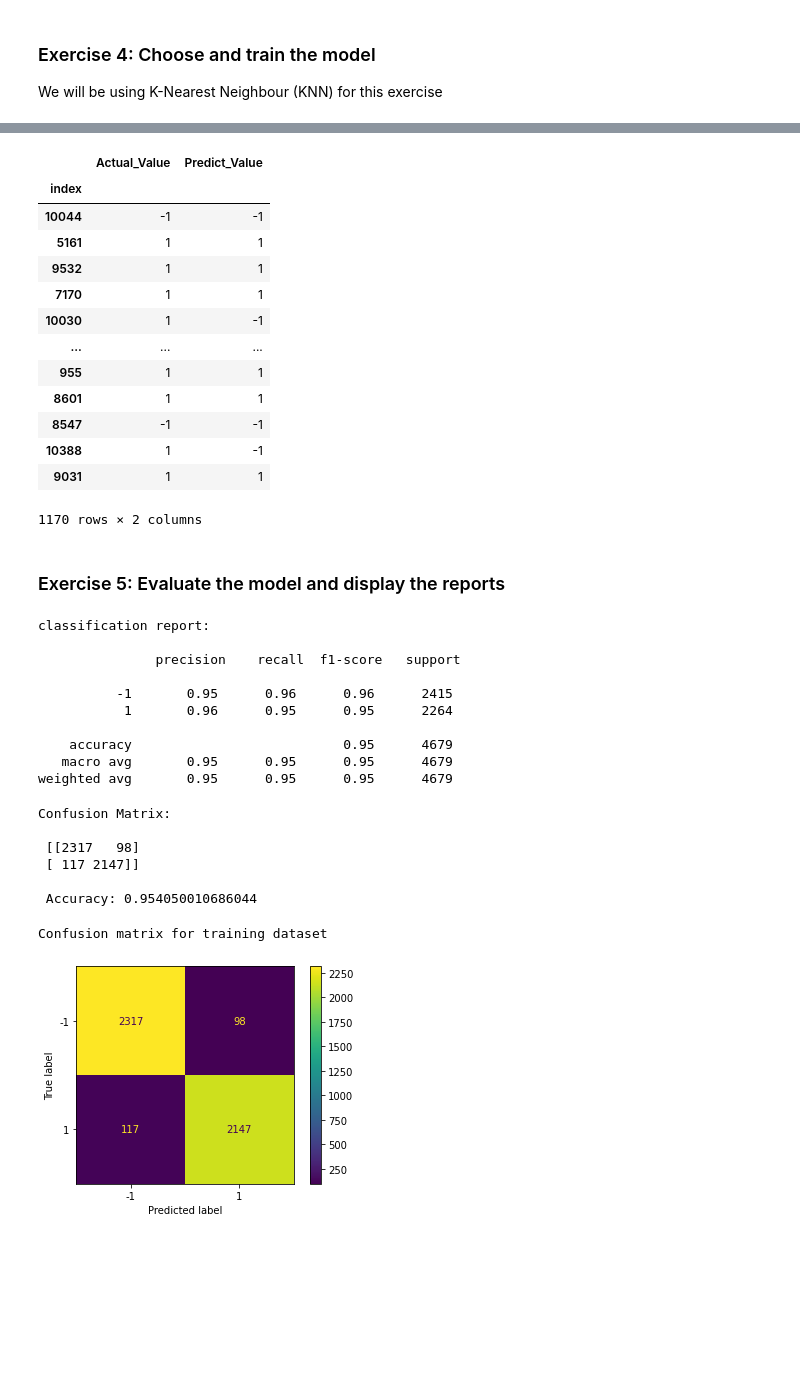
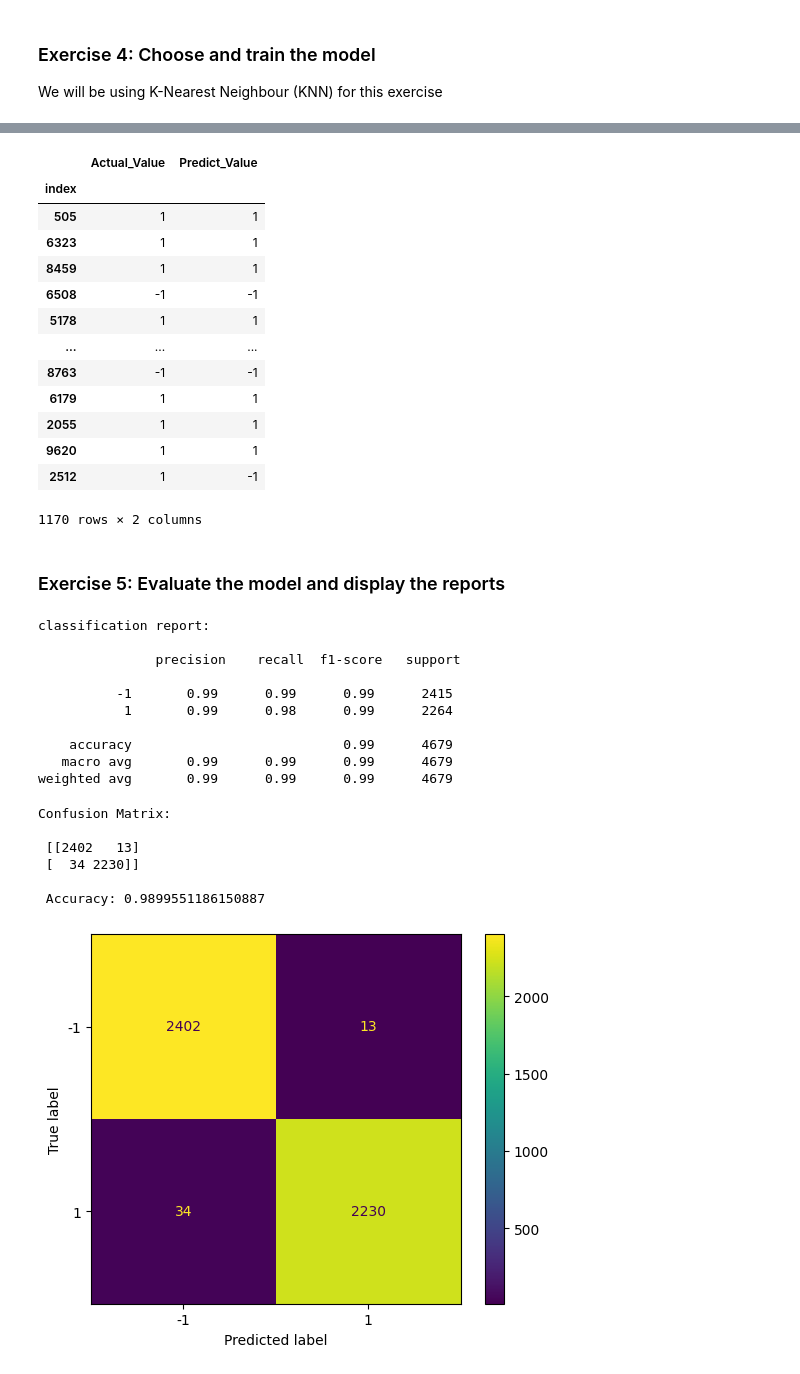
Before and after one commit to alanchow85/AIUP2, a Jupyter notebook: Lab02a_Phishing_Prediction_Exercise(AC).ipynb, the cells around one changed output, grey strips where cells are left out. Drawn from its saved outputs; the diff is of its cells as text; code cells hidden in the pictures; blank space fills up the shorter version.

```diff
--- a/Lab02a_Phishing_Prediction_Exercise(AC).ipynb
+++ b/Lab02a_Phishing_Prediction_Exercise(AC).ipynb
@@ -39,8 +39,8 @@ phishing_dataset.cs 100%[===================>] 835.40K   954KB/s    in 0.9s
 # %%
 # Ex1a: Load the data
-file_name2 = 'phishing_dataset.csv'
+alan_data="phishing_dataset.csv"
 # treat the column 'index' as index column in Pandas dataframe
-df = pd.read_csv(file_name2, index_col='index')
+df = pd.read_csv(alan_data, index_col="index")
 # %% [markdown]
 ### Exercise 2: Preview and process the data
 # %%
@@ -183,6 +183,6 @@ x_train, x_test, y_train, y_test=train_test_split(x, y, shuffle=True, test_size=
 # %%
 # Ex4b: train the model
-model=KNeighborsClassifier(n_neighbors=5)
+model=KNeighborsClassifier(n_neighbors=1)
 model.fit(x_train, y_train)
 # code here
 # %% [output]
@@ -201,23 +201,23 @@ model.score(x_test, y_test)
 # %%
 result=pd.DataFrame({
     "Actual_Value":y_test,
-    "Predict_Value":pred
+    "Predict_Value":pred3
 })
 result
 # %% [output]
 |  | Actual_Value | Predict_Value |
 | index |  |  |
-| 10044 | -1 | -1 |
-| 5161 | 1 | 1 |
-| 9532 | 1 | 1 |
-| 7170 | 1 | 1 |
-| 10030 | 1 | -1 |
+| 505 | 1 | 1 |
+| 6323 | 1 | 1 |
+| 8459 | 1 | 1 |
+| 6508 | -1 | -1 |
+| 5178 | 1 | 1 |
 | ... | ... | ... |
-| 955 | 1 | 1 |
-| 8601 | 1 | 1 |
-| 8547 | -1 | -1 |
-| 10388 | 1 | -1 |
-| 9031 | 1 | 1 |
+| 8763 | -1 | -1 |
+| 6179 | 1 | 1 |
+| 2055 | 1 | 1 |
+| 9620 | 1 | 1 |
+| 2512 | 1 | -1 |
 1170 rows × 2 columns
 # %% [markdown]
 ### Exercise 5: Evaluate the model and display the reports
@@ -234,12 +234,12 @@ classification report:
 
                precision    recall  f1-score   support
 
-          -1       0.95      0.96      0.96      2415
-           1       0.96      0.95      0.95      2264
+          -1       0.99      0.99      0.99      2415
+           1       0.99      0.98      0.99      2264
 
-    accuracy                           0.95      4679
-   macro avg       0.95      0.95      0.95      4679
-weighted avg       0.95      0.95      0.95      4679
+    accuracy                           0.99      4679
+   macro avg       0.99      0.99      0.99      4679
+weighted avg       0.99      0.99      0.99      4679
 # %%
 # Ex5c: Display Confusion Matrix and accuracy
 print('Confusion Matrix: \n\n', confusion_matrix(y_train, pred))
@@ -247,24 +247,18 @@ print('\n Accuracy:', accuracy_score(y_train, pred))
 # %% [output]
 Confusion Matrix:
 
- [[2317   98]
- [ 117 2147]]
+ [[2402   13]
+ [  34 2230]]
 
- Accuracy: 0.954050010686044
+ Accuracy: 0.9899551186150887
 # %%
 # Ex5c (optional): Plot the Confusion Matrix for easy visualisation
-from sklearn.metrics import plot_confusion_matrix
-title_options = [("Confusion matrix for training dataset", None)]
+from sklearn.metrics import ConfusionMatrixDisplay
 
-for title, normalize in title_options:
-    disp = plot_confusion_matrix(model, x_train, y_train)
-
-    print(title)
-
+disp = ConfusionMatrixDisplay.from_predictions(y_train,pred)
 plt.show()
 # %% [output]
-Confusion matrix for training dataset
-[figure, old version]
+[figure, new version]
 # %%
 # Ex5d: repeat Ex5a-5c on testing data
 # %%
```
Also changed, not shown: parts of 10 cells of this notebook.
